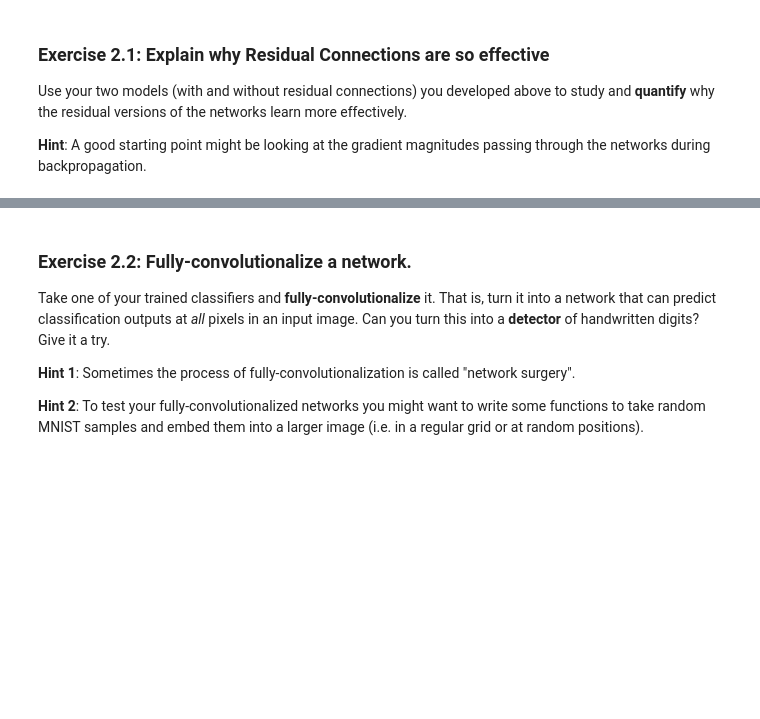
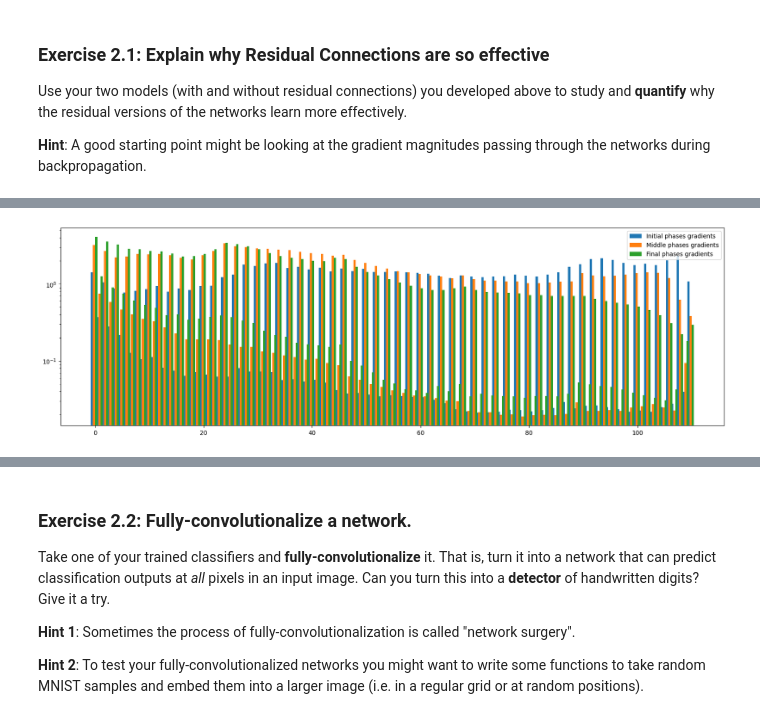
Before and after one commit to Cascetto/dla_labs, a Jupyter notebook: Lab1-CNNs.ipynb, the cells around one changed output, grey strips where cells are left out. Saved outputs shown, nothing was run; the diff lists cells and outputs as text; code cells hidden in the pictures; blank space fills up the shorter version.

```diff
--- a/Lab1-CNNs.ipynb
+++ b/Lab1-CNNs.ipynb
@@ -425 +437,14 @@ torch.save(cnn.state_dict(), "lab2.1_cnn.pth")
+# %%
+# fig, axes = plt.subplots(1, 3, figsize=(12, 4))
+import numpy as np
+n_par = len(grads[0]) # number of parameters
+bins = np.arange(n_par)
+plt.figure(figsize=(20,6))
+plt.bar(bins - 0.6, grads[0], 0.4, label="Initial phases gradients", log=True)
+plt.bar(bins - 0.2, grads[len(grads) // 2], 0.4, label="Middle phases gradients", log=True)
+plt.bar(bins + 0.2, grads[-1], 0.4, label="Final phases gradients", log=True)
+plt.legend()
+plt.show()
+# %% [output]
+[figure, added]
 # %%
```
Also changed, not shown: parts of 23 cells of this notebook, 4 other files.
